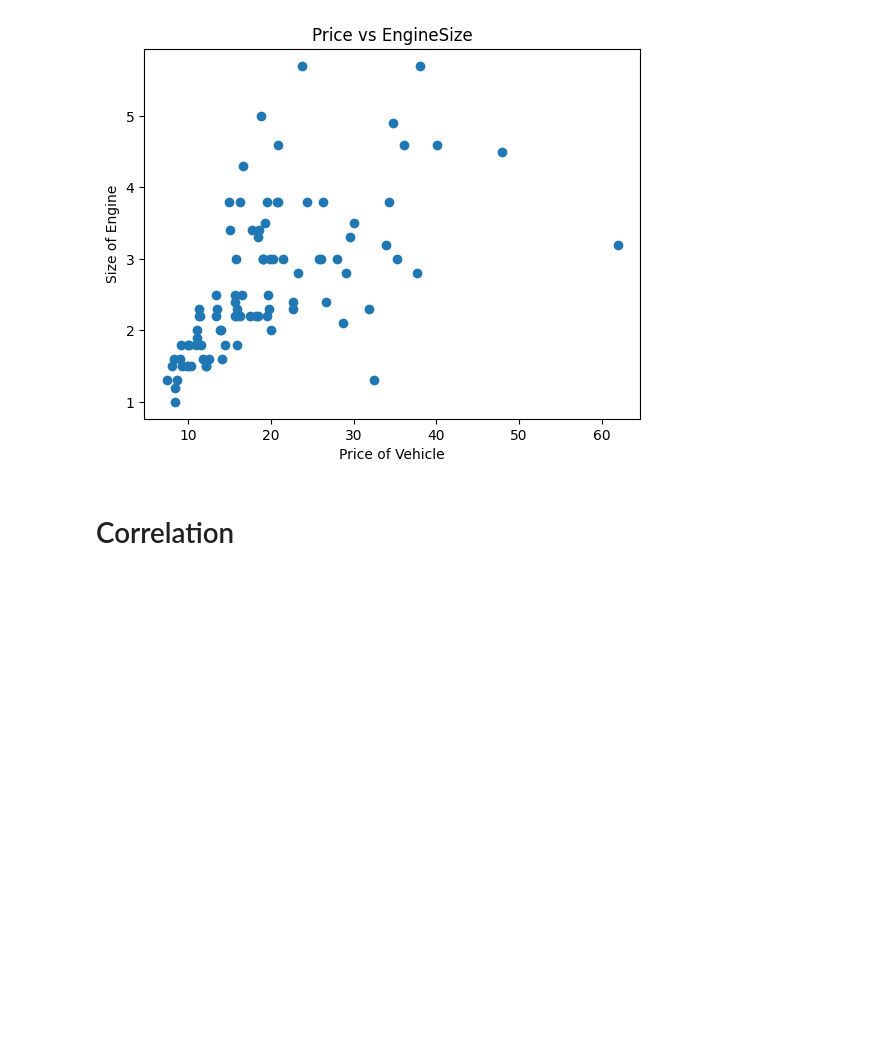
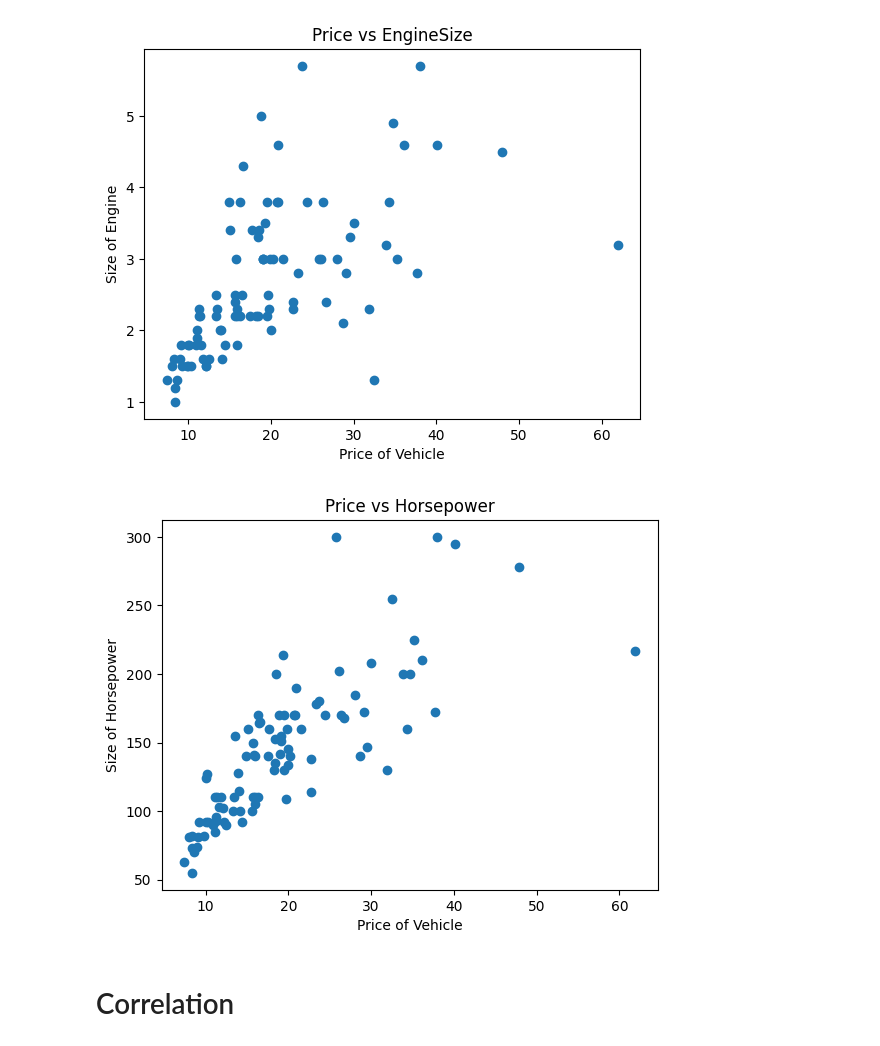
Before and after one commit to NitishK121993/Python_Car_Analysis, a Jupyter notebook: Data_Analysis_Practice_Sheet.ipynb, the cells around one changed output. Drawn from its saved outputs; the diff is of its cells as text; code cells hidden in the pictures; blank space fills up the shorter version.

Commit message:
SC Plot

```diff
--- a/Data_Analysis_Practice_Sheet.ipynb
+++ b/Data_Analysis_Practice_Sheet.ipynb
@@ -4,7 +5,7 @@ import pandas as pd
 # %%
 # Read external file
 
-Cars=pd.read_csv(r"E:\Nitish Kumar\CoachXLive\Python\Data Analysis\Dataset\Cars93 - Pyhton .csv")
+Cars=pd.read_csv('Cars93 - Pyhton .csv')
 # %%
 # check the info of dataset
 Cars.info()
@@ -265,5 +256,15 @@ plt.title('Price vs EngineSize')
 plt.show()
 # %% [output]
 [figure]
+# %%
+# Scatter Plot Price vs Horsepower
+
+plt.scatter(Cars['Price'],Cars['Horsepower'])
+plt.xlabel('Price of Vehicle')
+plt.ylabel('Size of Horsepower')
+plt.title('Price vs Horsepower')
+plt.show()
+# %% [output]
+[figure, added]
 # %% [markdown]
 # Correlation
```
Also changed, not shown: parts of 3 cells of this notebook.
